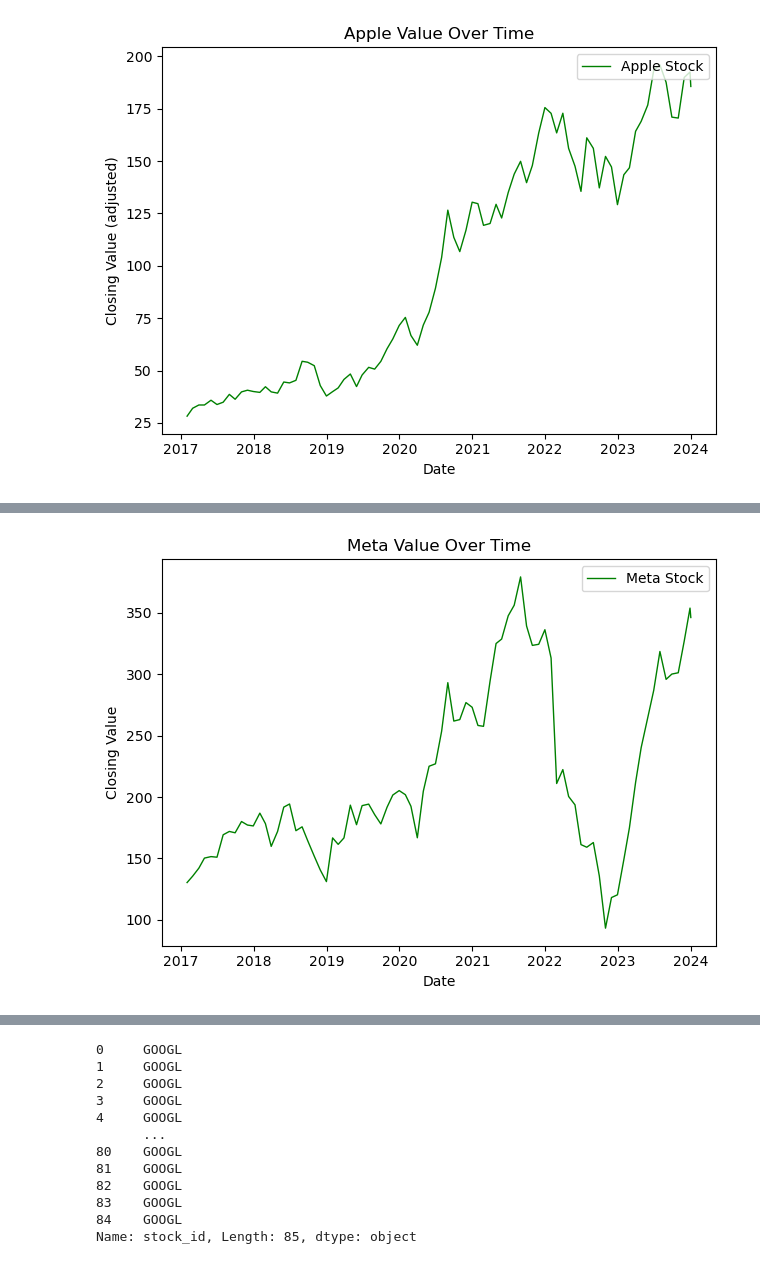
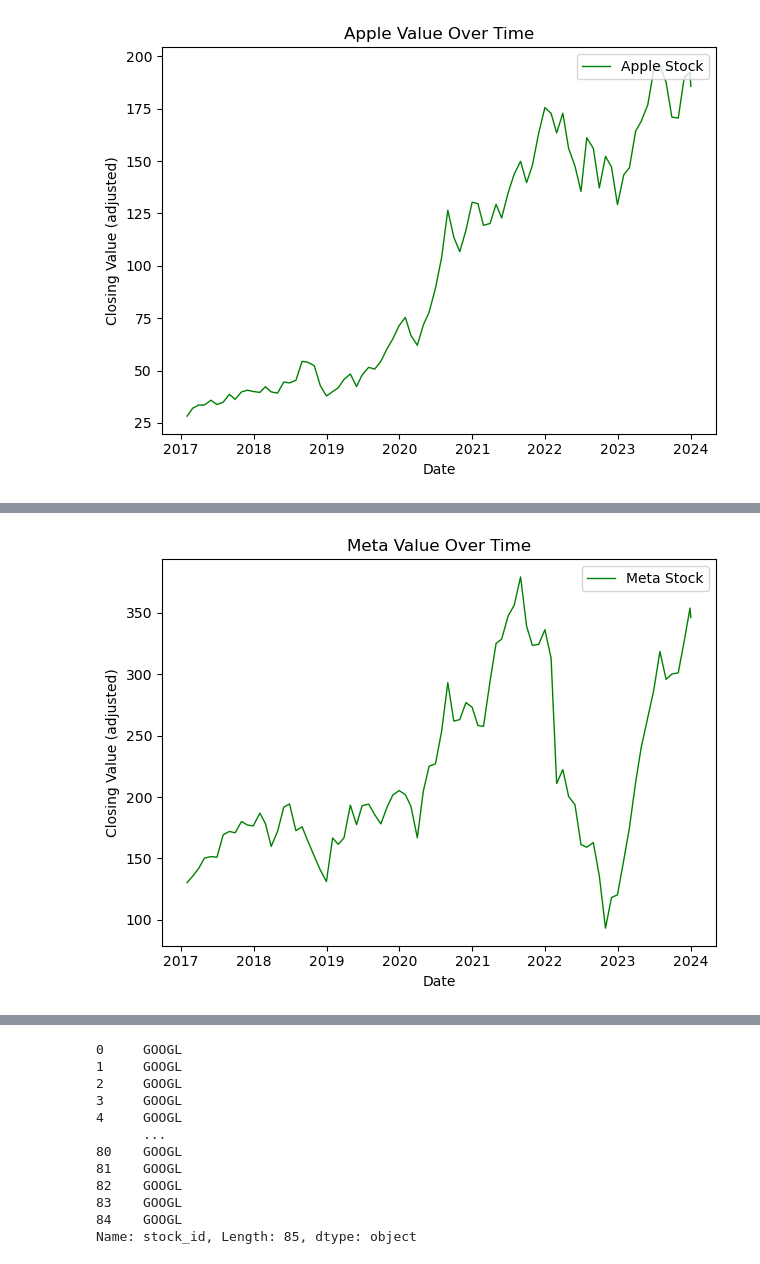
Before and after one commit to emmarush24/Data-Project-3, a Jupyter notebook: Data-Project-3.ipynb, the cells around one changed output, grey strips where cells are left out. Cells and saved outputs as stored; diff of their text form; code cells hidden in the pictures.

```diff
--- a/Data-Project-3.ipynb
+++ b/Data-Project-3.ipynb
@@ -482,20 +482,20 @@ plt.show()
 # %%
 fig, ax1 = plt.subplots()
 
 x_axis = meta['dates']
-y_axis = meta["close"]
+y_axis = meta["adjusted close"]
 
 MetaChange, = plt.plot(x_axis, y_axis, linewidth=1, color='g', label="Meta Stock")
 plt.title("Meta Value Over Time")
 plt.xlabel("Date")
-plt.ylabel("Closing Value")
+plt.ylabel("Closing Value (adjusted)")
 
 plt.legend(handles=[MetaChange], loc="upper right")
 
 fig.tight_layout()
 plt.show()
 # %% [output]
-[figure, old version]
+[figure, new version]
 # %%
 fig, ax1 = plt.subplots()
 
```
Also changed, not shown: parts of 6 cells of this notebook.
